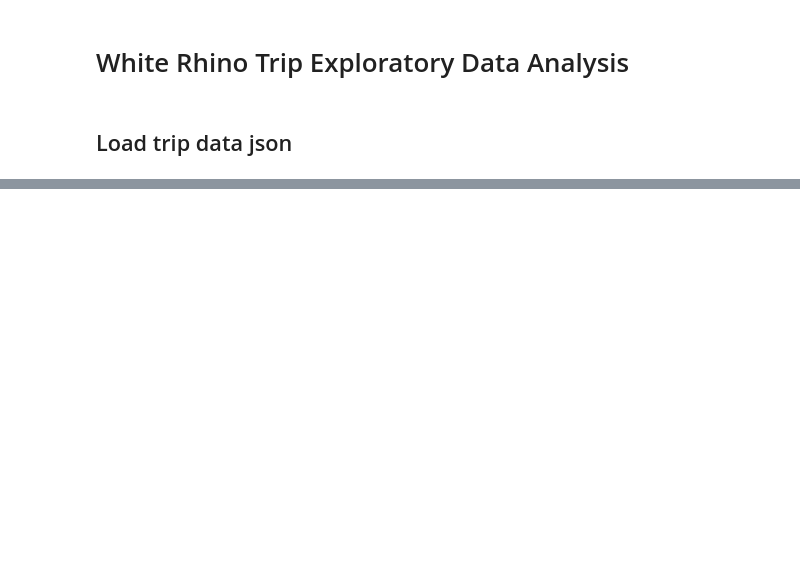
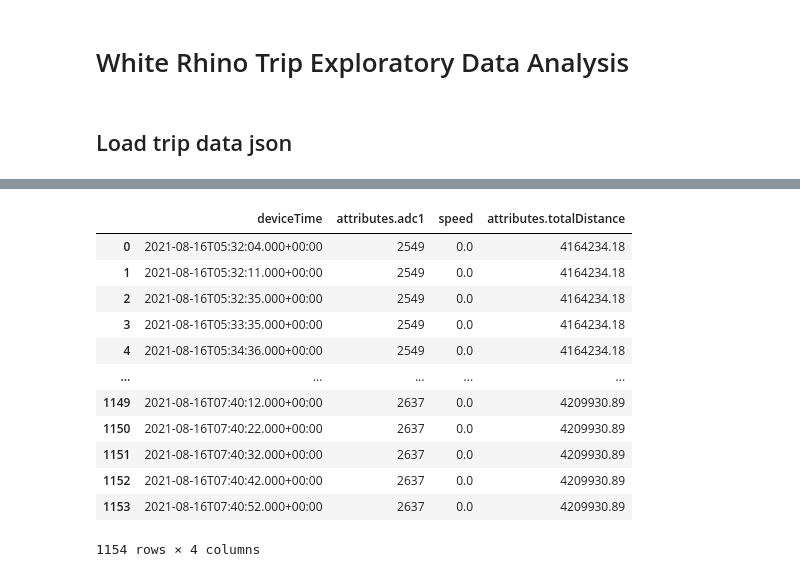
Before and after one commit to ifolarin/ML-foundations, a Jupyter notebook: notebooks/white-rhino/trip-eda.ipynb, the cells around one changed output, grey strips where cells are left out. Cells and saved outputs as stored; diff of their text form; code cells hidden in the pictures; blank space fills up the shorter version.

```diff
--- a/notebooks/white-rhino/trip-eda.ipynb
+++ b/notebooks/white-rhino/trip-eda.ipynb
@@ -44,0 +134,16 @@ td
+# %%
+df[['deviceTime','attributes.adc1', 'speed', 'attributes.totalDistance']]
+# %% [output]
+|  | deviceTime | attributes.adc1 | speed | attributes.totalDistance |
+| 0 | 2021-08-16T05:32:04.000+00:00 | 2549 | 0.0 | 4164234.18 |
+| 1 | 2021-08-16T05:32:11.000+00:00 | 2549 | 0.0 | 4164234.18 |
+| 2 | 2021-08-16T05:32:35.000+00:00 | 2549 | 0.0 | 4164234.18 |
+| 3 | 2021-08-16T05:33:35.000+00:00 | 2549 | 0.0 | 4164234.18 |
+| 4 | 2021-08-16T05:34:36.000+00:00 | 2549 | 0.0 | 4164234.18 |
+| ... | ... | ... | ... | ... |
+| 1149 | 2021-08-16T07:40:12.000+00:00 | 2637 | 0.0 | 4209930.89 |
+| 1150 | 2021-08-16T07:40:22.000+00:00 | 2637 | 0.0 | 4209930.89 |
+| 1151 | 2021-08-16T07:40:32.000+00:00 | 2637 | 0.0 | 4209930.89 |
+| 1152 | 2021-08-16T07:40:42.000+00:00 | 2637 | 0.0 | 4209930.89 |
+| 1153 | 2021-08-16T07:40:52.000+00:00 | 2637 | 0.0 | 4209930.89 |
+1154 rows × 4 columns
```
Also changed, not shown: parts of 14 cells of this notebook, 1 other file.
